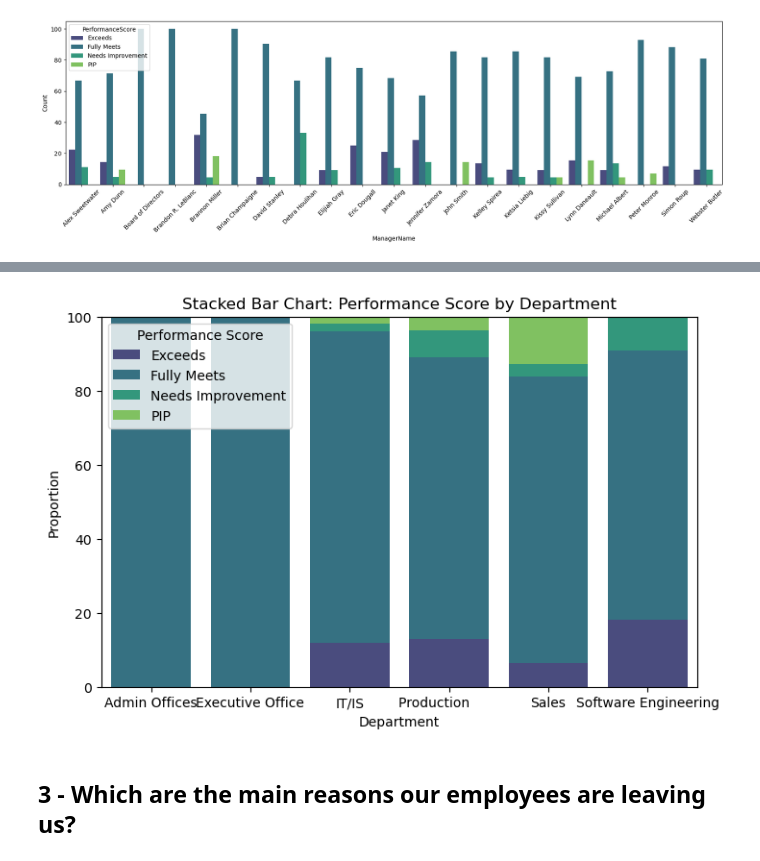
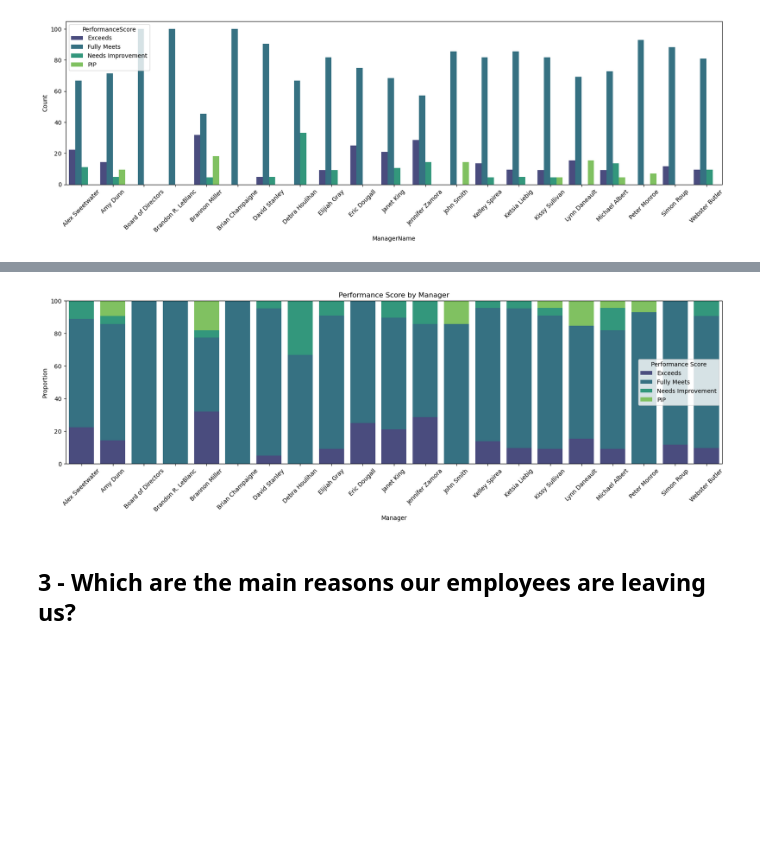
Before and after one commit to Mrivasesade/HR_Hackaton, a Jupyter notebook: HRAnalytics_Hackaton.ipynb, the cells around one changed output, grey strips where cells are left out. Cells and saved outputs as stored; diff of their text form; code cells hidden in the pictures; blank space fills up the shorter version.

```diff
--- a/HRAnalytics_Hackaton.ipynb
+++ b/HRAnalytics_Hackaton.ipynb
@@ -342,38 +325,20 @@ plt.show()
-# %%
-df_pivot = df_scoresbydepartment_pivot_prop.T
-
-# Initialize figure
-fig, ax = plt.subplots(figsize=(8, 5))
-
-# Bottom position for stacking (starting at zero)
-bottom = np.zeros(len(df_pivot))
-
-# Define colors using Seaborn's color palette
-colors = sns.color_palette("viridis", n_colors=len(df_pivot.columns))
-
-# Loop through each PerformanceScore category to stack bars
-for i, score in enumerate(df_pivot.columns):
-    sns.barplot(
-        x=df_pivot.index,  # Departments on x-axis
-        y=df_pivot[score],  # Values for stacking
-        label=score,  # Legend label
-        ax=ax,
-        bottom=bottom,  # Stacking effect
-        color=colors[i]  # Color from palette
-    )
-    # Update bottom to stack the next bar
-    bottom += df_pivot[score]
-
-# Formatting the chart
-plt.title("Stacked Bar Chart: Performance Score by Department")
-plt.ylabel("Proportion")
-plt.xlabel("Department")
-plt.legend(title="Performance Score")
-
-# Show the plot
-plt.show()
-# %% [output]
-[figure, removed]
+# %%
+# plot stacked bar charts performance vs manager
+from function_plot_stacked_bar import plot_stacked_bar
+figsize_nrows = 20
+figsize_ncols = 5
+plot_stacked_bar (df_scoresbymanager_pivot_prop.T, figsize_nrows,figsize_ncols)
+
+# Formatting the chart
+plt.title("Performance Score by Manager")
+plt.ylabel("Proportion")
+plt.xlabel("Manager")
+plt.legend(title="Performance Score")
+plt.xticks(rotation=45)
+plt.gca().set_xticklabels(plt.gca().get_xticklabels(), rotation=45)  # Force labels to display
+plt.show()
+# %% [output]
+[figure, added]
 # %% [markdown]
 ## 3 - Which are the main reasons our employees are leaving us?
 # %% [markdown]
```
Also changed, not shown: parts of 5 cells of this notebook, 1 other file.
